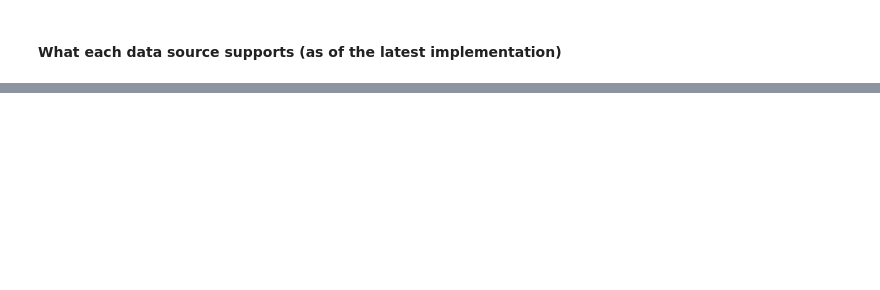
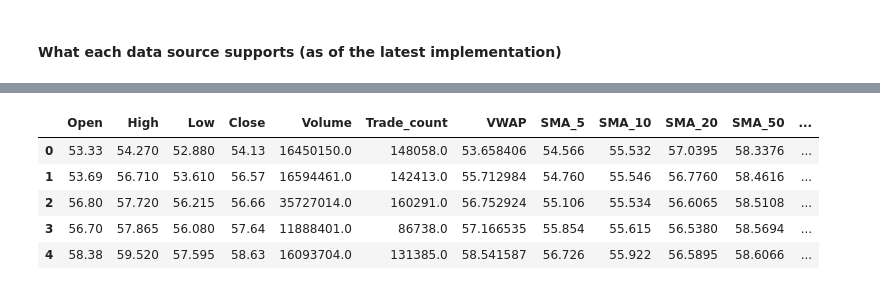
Before and after one commit to whanyu1212/QuantRL-Lab, a Jupyter notebook: notebooks/data_processing.ipynb, the cells around one changed output, grey strips where cells are left out. Cells and saved outputs as stored; diff of their text form; code cells hidden in the pictures; blank space fills up the shorter version.

```diff
--- a/notebooks/data_processing.ipynb
+++ b/notebooks/data_processing.ipynb
@@ -37,5 +39,14 @@ print(f"Available indicators:  {IndicatorRegistry.list_all()}")
 # %%
-data_loader = DataSourceRegistry()
+
+# * You can either initialize it with the default data source configuration
+# * or overwrite it with your own configuration
+
+data_loader = DataSourceRegistry(
+    # sources = {
+    #     "primary_source": AlphaVantageDataLoader,
+    #     "news_source": AlphaVantageDataLoader
+    # }
+)
 # %%
 olhcv_df = data_loader.get_historical_ohlcv_data(
     symbols="MU",
@@ -102,2 +174,9 @@ processed_data = data_processor.data_processing_pipeline(
 # %%
-processed_data.tail()
+processed_data.head()
+# %% [output]
+|  | Open | High | Low | Close | Volume | Trade_count | VWAP | SMA_5 | SMA_10 | SMA_20 | SMA_50 | ... |
+| 0 | 53.33 | 54.270 | 52.880 | 54.13 | 16450150.0 | 148058.0 | 53.658406 | 54.566 | 55.532 | 57.0395 | 58.3376 | ... |
+| 1 | 53.69 | 56.710 | 53.610 | 56.57 | 16594461.0 | 142413.0 | 55.712984 | 54.760 | 55.546 | 56.7760 | 58.4616 | ... |
+| 2 | 56.80 | 57.720 | 56.215 | 56.66 | 35727014.0 | 160291.0 | 56.752924 | 55.106 | 55.534 | 56.6065 | 58.5108 | ... |
+| 3 | 56.70 | 57.865 | 56.080 | 57.64 | 11888401.0 | 86738.0 | 57.166535 | 55.854 | 55.615 | 56.5380 | 58.5694 | ... |
+| 4 | 58.38 | 59.520 | 57.595 | 58.63 | 16093704.0 | 131385.0 | 58.541587 | 56.726 | 55.922 | 56.5895 | 58.6066 | ... |
```
Also changed, not shown: parts of 8 cells of this notebook.
